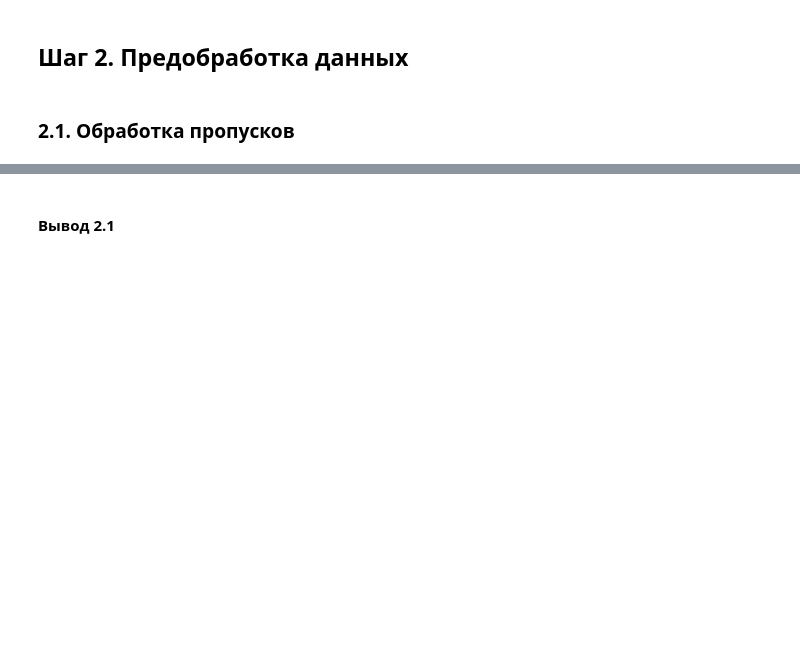
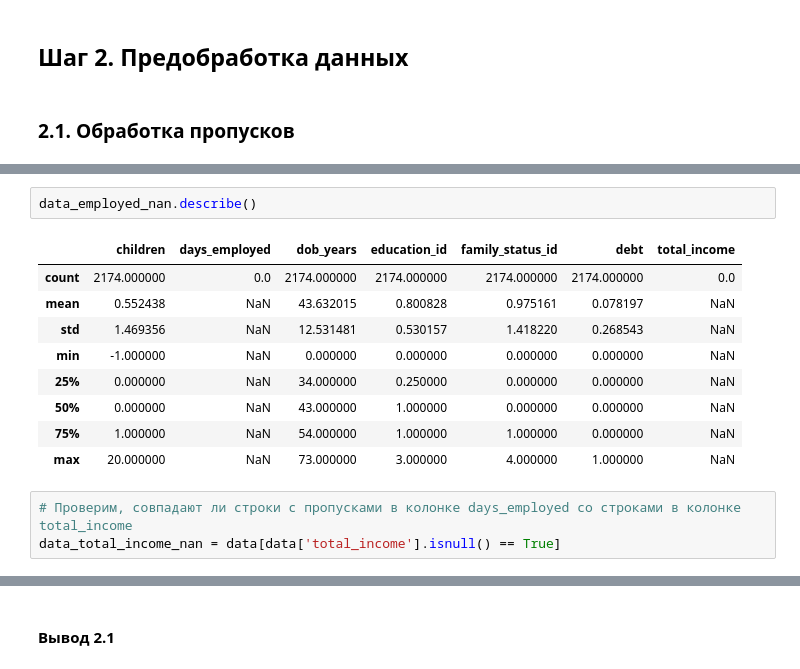
Before and after one commit to dmitrirachkov/ya_praktikum_projects, a Jupyter notebook: project_1 Credit scoring/project1_credit_scoring.ipynb, the cells around one changed output, grey strips where cells are left out. Cells and saved outputs as stored; diff of their text form; blank space fills up the shorter version.

```diff
--- a/project_1 Credit scoring/project1_credit_scoring.ipynb
+++ b/project_1 Credit scoring/project1_credit_scoring.ipynb
@@ -149,0 +103,15 @@ memory usage: 2.0+ MB
+# %%
+data_employed_nan.describe()
+# %% [output]
+|  | children | days_employed | dob_years | education_id | family_status_id | debt | total_income |
+| count | 2174.000000 | 0.0 | 2174.000000 | 2174.000000 | 2174.000000 | 2174.000000 | 0.0 |
+| mean | 0.552438 | NaN | 43.632015 | 0.800828 | 0.975161 | 0.078197 | NaN |
+| std | 1.469356 | NaN | 12.531481 | 0.530157 | 1.418220 | 0.268543 | NaN |
+| min | -1.000000 | NaN | 0.000000 | 0.000000 | 0.000000 | 0.000000 | NaN |
+| 25% | 0.000000 | NaN | 34.000000 | 0.250000 | 0.000000 | 0.000000 | NaN |
+| 50% | 0.000000 | NaN | 43.000000 | 1.000000 | 0.000000 | 0.000000 | NaN |
+| 75% | 1.000000 | NaN | 54.000000 | 1.000000 | 1.000000 | 0.000000 | NaN |
+| max | 20.000000 | NaN | 73.000000 | 3.000000 | 4.000000 | 1.000000 | NaN |
+# %%
+# Проверим, совпадают ли строки с пропусками в колонке days_employed со строками в колонке total_income
+data_total_income_nan = data[data['total_income'].isnull() == True]
```
Also changed, not shown: parts of 39 cells of this notebook.
